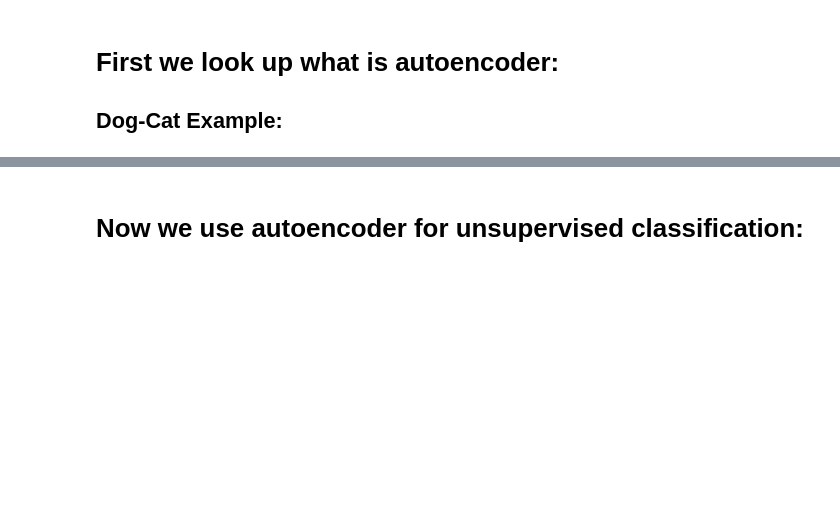
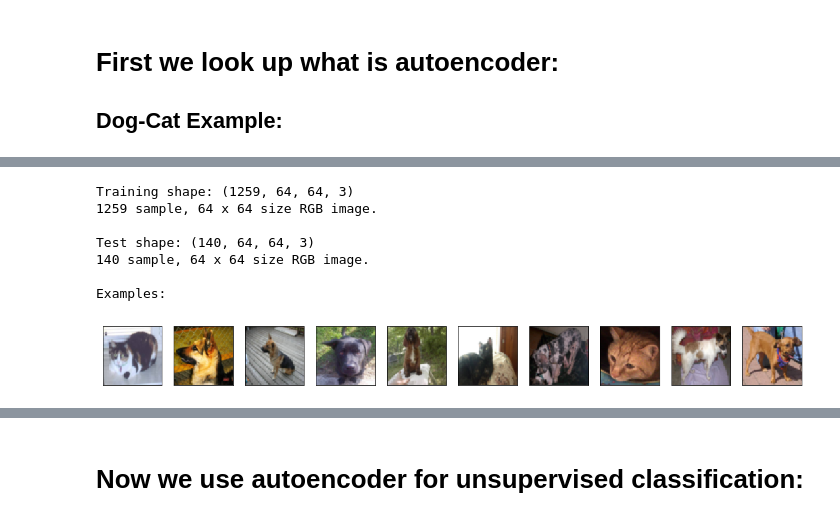
Before and after one commit to ardamavi/Unsupervised-Classification-with-Autoencoder, a Jupyter notebook: Examples/Dog-Cat/Dog-Cat Classification With Autoencoder.ipynb, the cells around one changed output, grey strips where cells are left out. Cells and saved outputs as stored; diff of their text form; code cells hidden in the pictures; blank space fills up the shorter version.

Commit message:
Added RGB Autoencoder example

```diff
--- a/Examples/Dog-Cat/Dog-Cat Classification With Autoencoder.ipynb
+++ b/Examples/Dog-Cat/Dog-Cat Classification With Autoencoder.ipynb
@@ -28,20 +30,29 @@ X_train, X_test, Y_train, Y_test = get_dataset()
 # %%
 # About Dataset:
 img_size = X_train.shape[1] # 64
 print('Training shape:', X_train.shape)
 print(X_train.shape[0], 'sample,',X_train.shape[1] ,'x',X_train.shape[2] ,'size RGB image.\n')
 print('Test shape:', X_test.shape)
 print(X_test.shape[0], 'sample,',X_test.shape[1] ,'x',X_test.shape[2] ,'size RGB image.\n')
 
 print('Examples:')
 n = 10
 plt.figure(figsize=(20, 4))
 for i in range(1, n+1):
     # Display some data:
     ax = plt.subplot(1, n, i)
-    plt.imshow(X_train[i]*255)
+    plt.imshow(X_train[i])
     ax.get_xaxis().set_visible(False)
     ax.get_yaxis().set_visible(False)
+# %% [output]
+Training shape: (1259, 64, 64, 3)
+1259 sample, 64 x 64 size RGB image.
+
+Test shape: (140, 64, 64, 3)
+140 sample, 64 x 64 size RGB image.
+
+Examples:
+[figure, added]
 # %%
 # Deep Learning Model:
 from keras.layers import Input, Conv2D, MaxPooling2D, UpSampling2D, Dense
```
Also changed, not shown: parts of 4 cells of this notebook, 1 other file.
